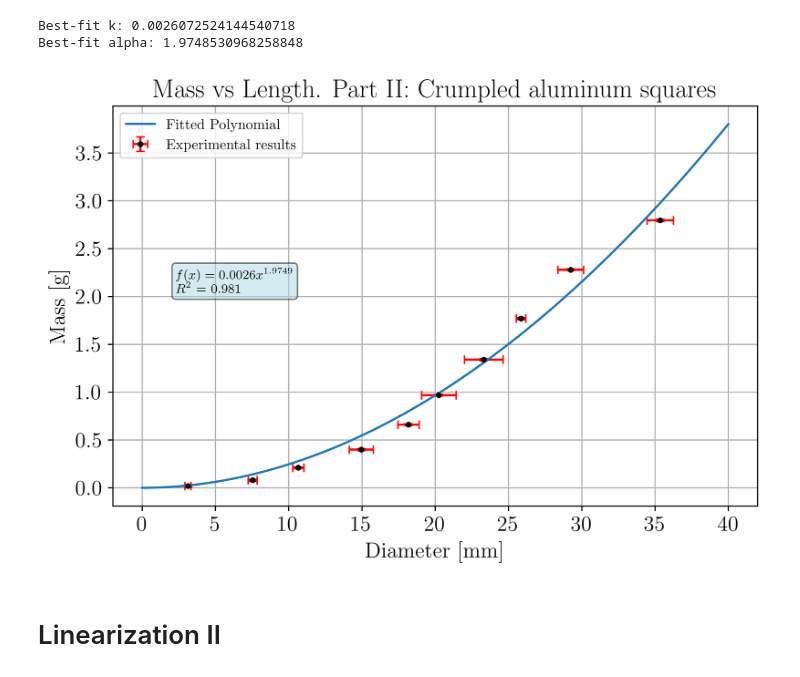
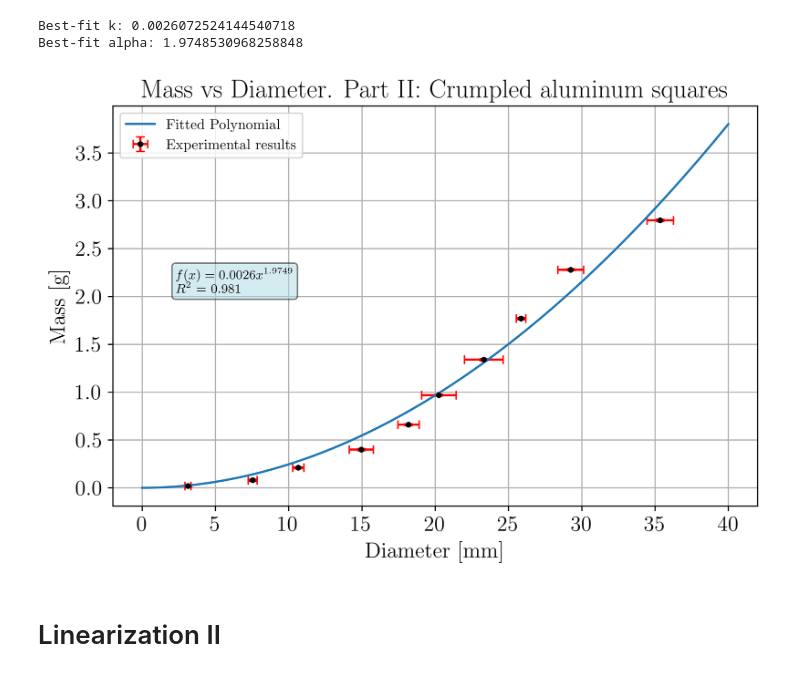
Before and after one commit to MIK2292/Lab_Sc_data_acquisition, a Jupyter notebook: 01_alluminio_frattale/Graph Notebook.ipynb, the cells around one changed output. Drawn from its saved outputs; the diff is of its cells as text; code cells hidden in the pictures.

```diff
--- a/01_alluminio_frattale/Graph Notebook.ipynb
+++ b/01_alluminio_frattale/Graph Notebook.ipynb
@@ -118,30 +118,30 @@ Best-fit alpha: 1.9748530968258848
 # %%
 #Power Law fit
 x_fit = np.linspace(0, 40, 100)
 
 
 r_squared = r2_score(mass, power_law(diameters, *params))
 equation_str = f"$f(x) = {k:.4f}x^{{{alpha:.4f}}}$"
 
 fig, ax = plt.subplots(figsize=(8, 5), dpi = 500)
 
 ax.errorbar(diameters,mass, xerr = dataexp_2['Error Diameter'], yerr = dataexp_1['Error Mass'],color = 'black', ecolor = "red",capsize = 3, fmt = '.',  label = 'Experimental results')
 ax.plot(x_fit, power_law(x_fit, *params), label='Fitted Polynomial')
 
 # Enclose the text in a box
 props = dict(boxstyle='round', facecolor='lightblue', alpha=0.5)
 textstr = f"{equation_str}\n$R^2$ = {r_squared:.3f}"
 plt.text(2.3, 2.3, textstr, fontsize=9, verticalalignment='top', bbox=props)
 
 plt.xlabel('Diameter [mm]')
 plt.ylabel('Mass [g]')
-plt.title('Mass vs Length. Part II: Crumpled aluminum squares')
+plt.title('Mass vs Diameter. Part II: Crumpled aluminum squares')
 plt.grid()
 plt.legend()
 
 plt.show()
 # %% [output]
-[figure, old version]
+[figure, new version]
 # %% [markdown]
 # Linearization II
 # %%
```
Also changed, not shown: parts of 1 cell of this notebook, 16 other files.
